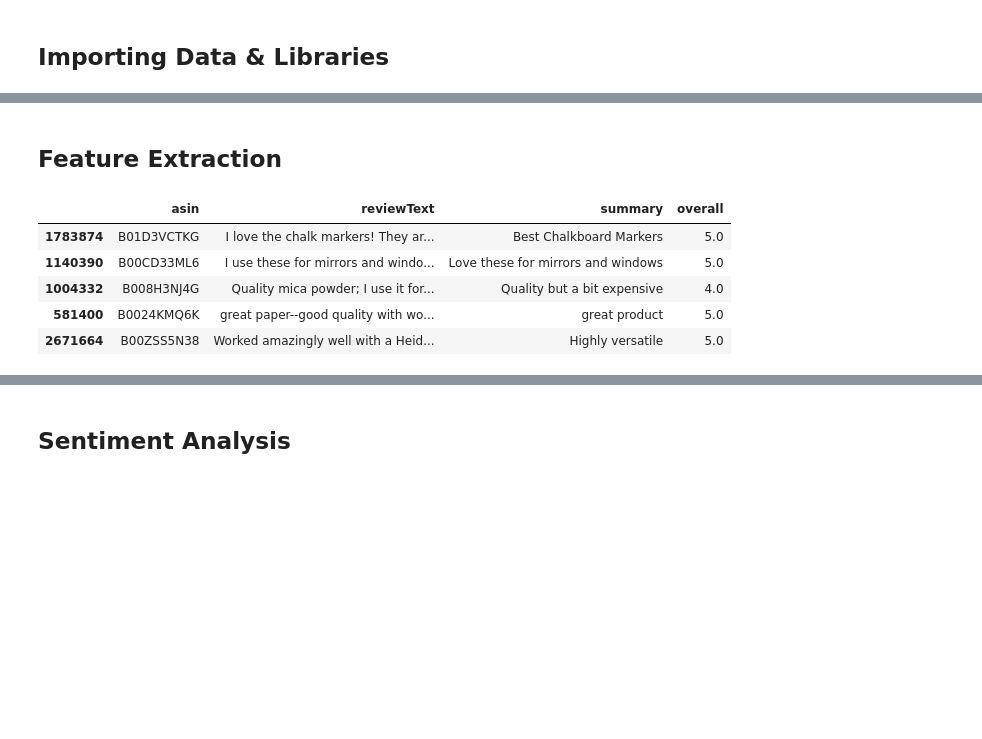
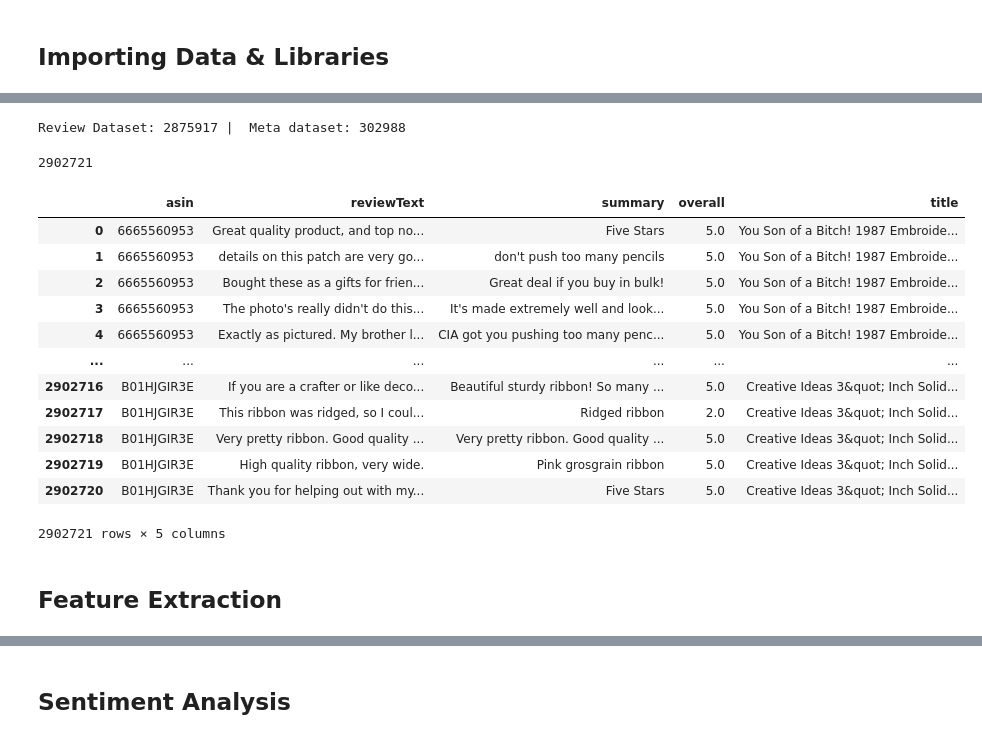
Before and after one commit to esragucukbel/NLP_Term_Project, a Jupyter notebook: NLP_Project.ipynb, the cells around one changed output, grey strips where cells are left out. Saved outputs shown, nothing was run; the diff lists cells and outputs as text; code cells hidden in the pictures; blank space fills up the shorter version.

```diff
--- a/NLP_Project.ipynb
+++ b/NLP_Project.ipynb
@@ -64,2 +76,28 @@ df_joined_dataset[df_joined_dataset['reviewText'].notnull()]
+# %%
+# Printing lengths of datasets
+print('Review Dataset:', len(df_review), '| ', 'Meta dataset:', len(df_metadata))
+# %% [output]
+Review Dataset: 2875917 |  Meta dataset: 302988
+# %%
+# Joining dataset in order to find product title
+df_joined_dataset = pd.merge(df_review, df_metadata, on="asin")
+# %% [output]
+2902721
+# %%
+df_joined_dataset
+# %% [output]
+|  | asin | reviewText | summary | overall | title |
+| 0 | 6665560953 | Great quality product, and top no... | Five Stars | 5.0 | You Son of a Bitch! 1987 Embroide... |
+| 1 | 6665560953 | details on this patch are very go... | don't push too many pencils | 5.0 | You Son of a Bitch! 1987 Embroide... |
+| 2 | 6665560953 | Bought these as a gifts for frien... | Great deal if you buy in bulk! | 5.0 | You Son of a Bitch! 1987 Embroide... |
+| 3 | 6665560953 | The photo's really didn't do this... | It's made extremely well and look... | 5.0 | You Son of a Bitch! 1987 Embroide... |
+| 4 | 6665560953 | Exactly as pictured. My brother l... | CIA got you pushing too many penc... | 5.0 | You Son of a Bitch! 1987 Embroide... |
+| ... | ... | ... | ... | ... | ... |
+| 2902716 | B01HJGIR3E | If you are a crafter or like deco... | Beautiful sturdy ribbon! So many ... | 5.0 | Creative Ideas 3&quot; Inch Solid... |
+| 2902717 | B01HJGIR3E | This ribbon was ridged, so I coul... | Ridged ribbon | 2.0 | Creative Ideas 3&quot; Inch Solid... |
+| 2902718 | B01HJGIR3E | Very pretty ribbon. Good quality ... | Very pretty ribbon. Good quality ... | 5.0 | Creative Ideas 3&quot; Inch Solid... |
+| 2902719 | B01HJGIR3E | High quality ribbon, very wide. | Pink grosgrain ribbon | 5.0 | Creative Ideas 3&quot; Inch Solid... |
+| 2902720 | B01HJGIR3E | Thank you for helping out with my... | Five Stars | 5.0 | Creative Ideas 3&quot; Inch Solid... |
+2902721 rows × 5 columns
 # %% [markdown]
 ## Feature Extraction <a class="anchor" id="section_1_2"></a>
@@ -69,12 +104,3 @@ df_sample_review = df_review.iloc[sampling_indexes, :]
-# %%
-df_sample_review.head(5)
-# %% [output]
-|  | asin | reviewText | summary | overall |
-| 1783874 | B01D3VCTKG | I love the chalk markers! They ar... | Best Chalkboard Markers | 5.0 |
-| 1140390 | B00CD33ML6 | I use these for mirrors and windo... | Love these for mirrors and windows | 5.0 |
-| 1004332 | B008H3NJ4G | Quality mica powder; I use it for... | Quality but a bit expensive | 4.0 |
-| 581400 | B0024KMQ6K | great paper--good quality with wo... | great product | 5.0 |
-| 2671664 | B00ZSS5N38 | Worked amazingly well with a Heid... | Highly versatile | 5.0 |
 # %%
 nlp = spacy.load("en_core_web_sm")
 # %%
```
Also changed, not shown: parts of 15 cells of this notebook.
